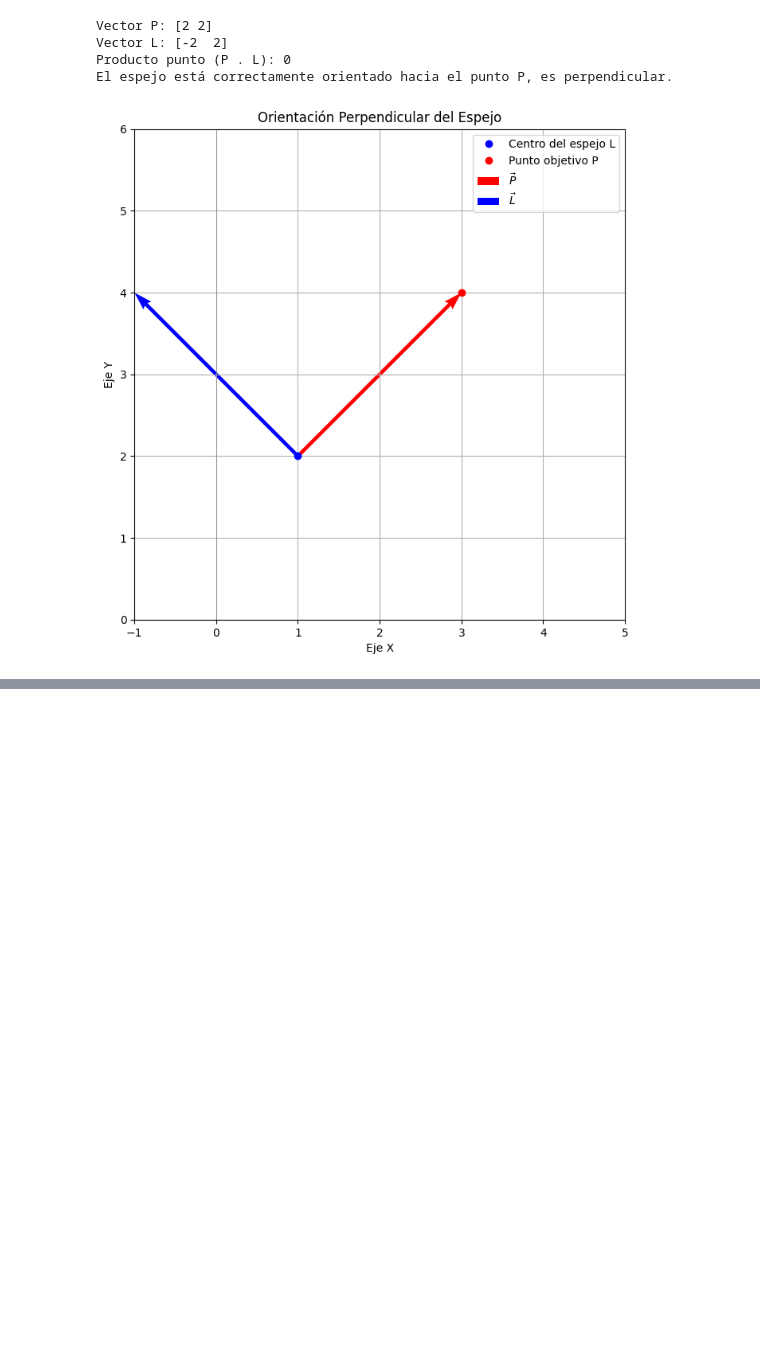
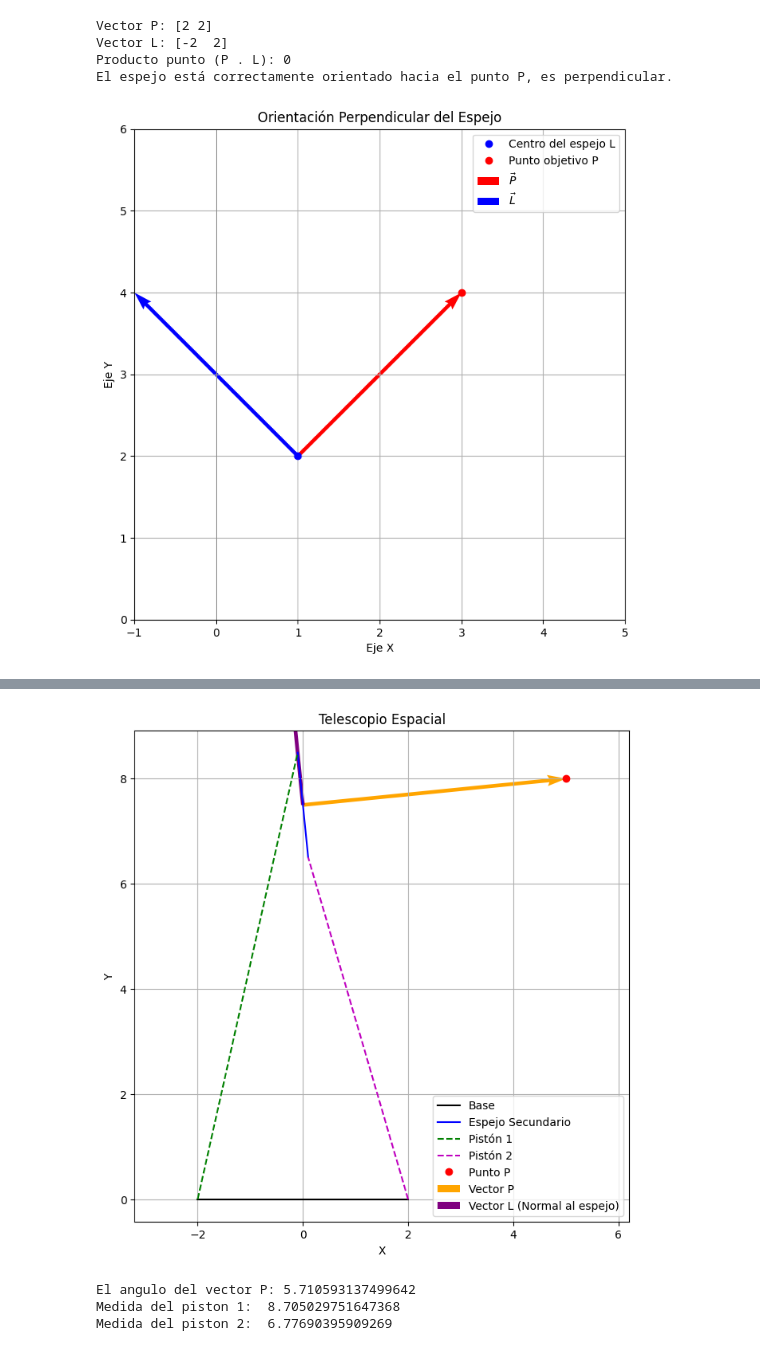
Before and after one commit to 7heAnsw3r/Pistones_Telescopio_James_Webb, a Jupyter notebook: Sistema_de_ecuaciones.ipynb, the cells around one changed output, grey strips where cells are left out. Saved outputs shown, nothing was run; the diff lists cells and outputs as text; code cells hidden in the pictures; blank space fills up the shorter version.

```diff
--- a/Sistema_de_ecuaciones.ipynb
+++ b/Sistema_de_ecuaciones.ipynb
@@ -164,0 +186,70 @@ La longitud del pistón 2 es válida: 3.61
+# %%
+import numpy as np
+import matplotlib.pyplot as plt
+
+# DATOS DE ENTRADA
+A = 4               # Longitud de la base
+B = 5               # Longitud máxima de los pistones
+C = 2               # Longitud del espejo secundario
+x2, y2 = 0, 7.5     # Coordenadas del centro del espejo
+x1, y1 = 5, 8       # Coordenadas del punto P
+
+# Puntos de anclaje en la base y espejo para los pistones
+base_center = (0, 0)
+piston1_base = (-A / 2, 0)
+piston2_base = (A / 2, 0)
+
+# Vector P y Vector L
+vector_P = np.array([x1 - x2, y1 - y2])
+vector_L = np.array([-(y1 - y2), x1 - x2])
+
+# Calcular el ángulo de vector_P con respecto al eje X (en grados)
+angle_P = np.degrees(np.arctan2(vector_P[1], vector_P[0]))
+
+# Verificar si el ángulo está dentro del rango [0, 180]
+if angle_P < 0 or angle_P > 180:
+    print(f"Ángulo {angle_P:.2f}° fuera del rango permitido (0 a 180 grados). No se graficará.")
+else:
+    # Normalizar el vector L para usarlo en la dirección del espejo secundario
+    vector_L_normalizado = vector_L / np.linalg.norm(vector_L)
+
+    # Calcular los puntos de anclaje en el espejo a lo largo del vector L
+    piston2_mirror = (x2 - (C / 2) * vector_L_normalizado[0], y2 - (C / 2) * vector_L_normalizado[1])
+    piston1_mirror = (x2 + (C / 2) * vector_L_normalizado[0], y2 + (C / 2) * vector_L_normalizado[1])
+
+    # Longitudes de los pistones
+    length_piston1 = np.sqrt((piston1_mirror[0] - piston1_base[0])**2 + (piston1_mirror[1] - piston1_base[1])**2)
+    length_piston2 = np.sqrt((piston2_mirror[0] - piston2_base[0])**2 + (piston2_mirror[1] - piston2_base[1])**2)
+
+    # Graficar la base, el espejo, los pistones y el punto P
+    plt.figure(figsize=(8, 8))
+    plt.plot([piston1_base[0], piston2_base[0]], [piston1_base[1], piston2_base[1]], 'k-', label='Base')
+    plt.plot([piston1_mirror[0], piston2_mirror[0]], [piston1_mirror[1], piston2_mirror[1]], 'b-', label='Espejo Secundario')
+
+    # Graficar los pistones
+    plt.plot([piston1_base[0], piston1_mirror[0]], [piston1_base[1], piston1_mirror[1]], 'g--', label='Pistón 1')
+    plt.plot([piston2_base[0], piston2_mirror[0]], [piston2_base[1], piston2_mirror[1]], 'm--', label='Pistón 2')
+
+    # Graficar el punto P
+    plt.plot(x1, y1, 'ro', label='Punto P')
+
+    # Vector P y Vector L desde el espejo
+    plt.quiver(x2, y2, vector_P[0], vector_P[1], angles='xy', scale_units='xy', scale=1, color='orange', label='Vector P')
+    plt.quiver(x2, y2, vector_L[0], vector_L[1], angles='xy', scale_units='xy', scale=1, color='purple', label='Vector L (Normal al espejo)')
+
+    # Configuración de la gráfica
+    plt.xlabel('X')
+    plt.ylabel('Y')
+    plt.title('Telescopio Espacial')
+    plt.grid()
+    plt.legend()
+    plt.axis('equal')
+    plt.show()
+
+    print("El angulo del vector P:", angle_P)
+    print("Medida del piston 1: ",length_piston1, "\nMedida del piston 2: ",length_piston2)
+# %% [output]
+[figure, added]
+El angulo del vector P: 5.710593137499642
+Medida del piston 1:  8.705029751647368
+Medida del piston 2:  6.77690395909269
```
Also changed, not shown: parts of 6 cells of this notebook.
